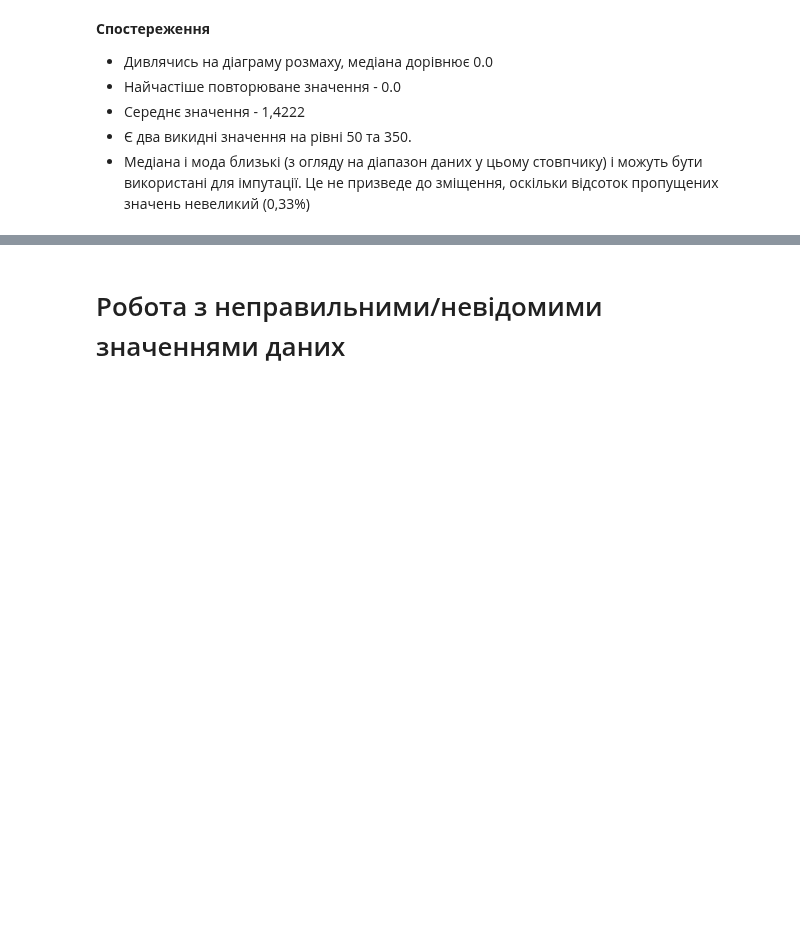
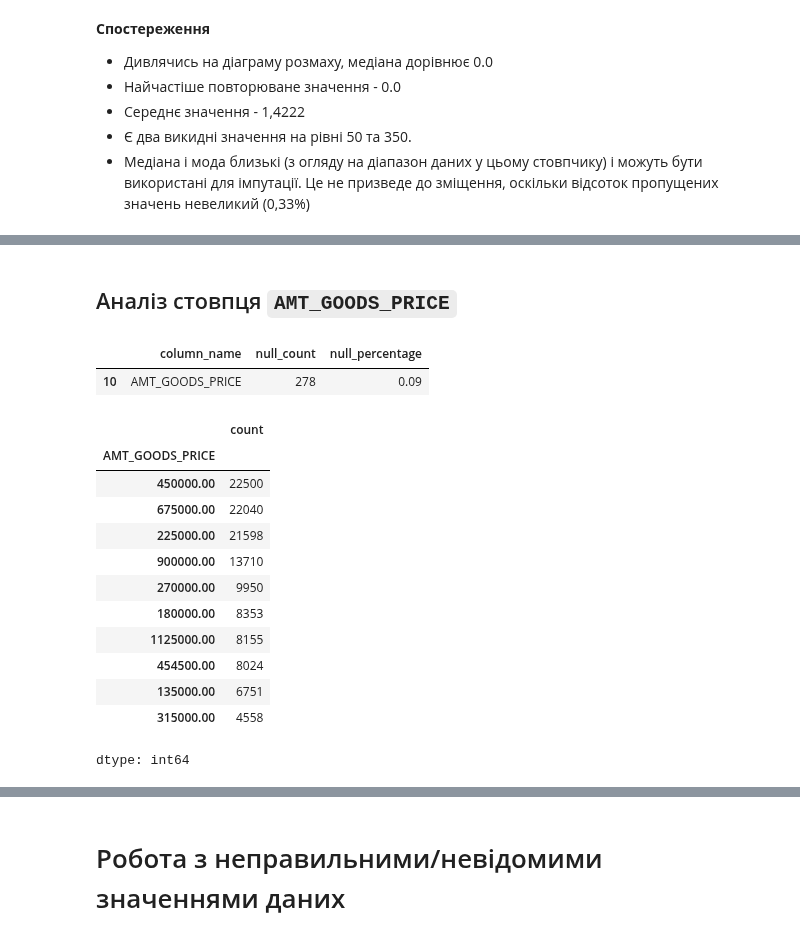
Before and after one commit to o-semenkova/ml_home_tasks, a Jupyter notebook: Credit EDA.ipynb, the cells around one changed output, grey strips where cells are left out. Saved outputs shown, nothing was run; the diff lists cells and outputs as text; code cells hidden in the pictures; blank space fills up the shorter version.

```diff
--- a/Credit EDA.ipynb
+++ b/Credit EDA.ipynb
@@ -807,0 +938,23 @@ df['OBS_30_CNT_SOCIAL_CIRCLE'].fillna(df['OBS_30_CNT_SOCIAL_CIRCLE'].median(), i
+# %% [markdown]
+## Аналіз стовпця `AMT_GOODS_PRICE`
+# %%
+null_df_under1[null_df_under1.column_name == 'AMT_GOODS_PRICE']
+# %% [output]
+|  | column_name | null_count | null_percentage |
+| 10 | AMT_GOODS_PRICE | 278 | 0.09 |
+# %%
+df.AMT_GOODS_PRICE.value_counts().head(10)
+# %% [output]
+|  | count |
+| AMT_GOODS_PRICE |  |
+| 450000.00 | 22500 |
+| 675000.00 | 22040 |
+| 225000.00 | 21598 |
+| 900000.00 | 13710 |
+| 270000.00 | 9950 |
+| 180000.00 | 8353 |
+| 1125000.00 | 8155 |
+| 454500.00 | 8024 |
+| 135000.00 | 6751 |
+| 315000.00 | 4558 |
+dtype: int64
```
Also changed, not shown: parts of 29 cells of this notebook.
